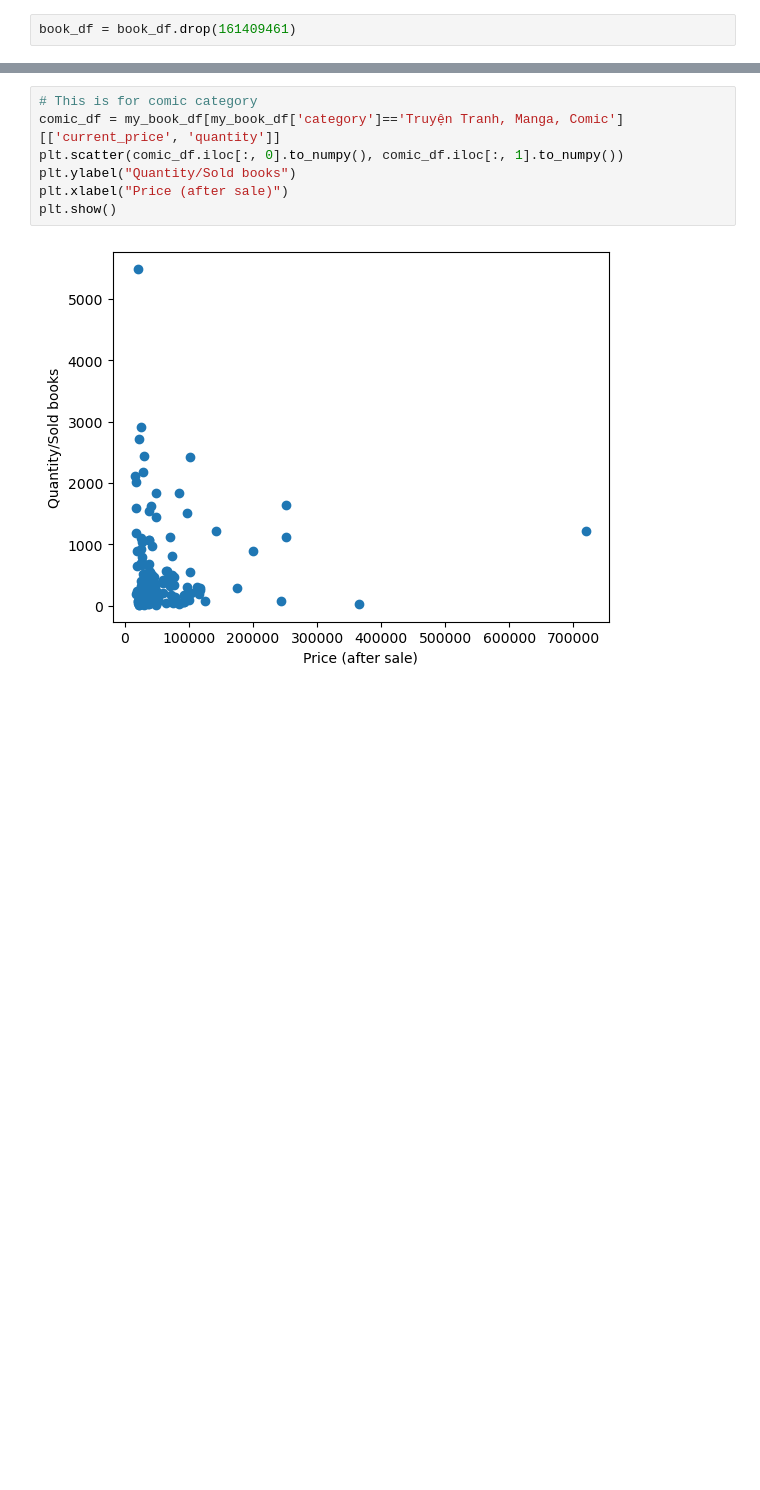
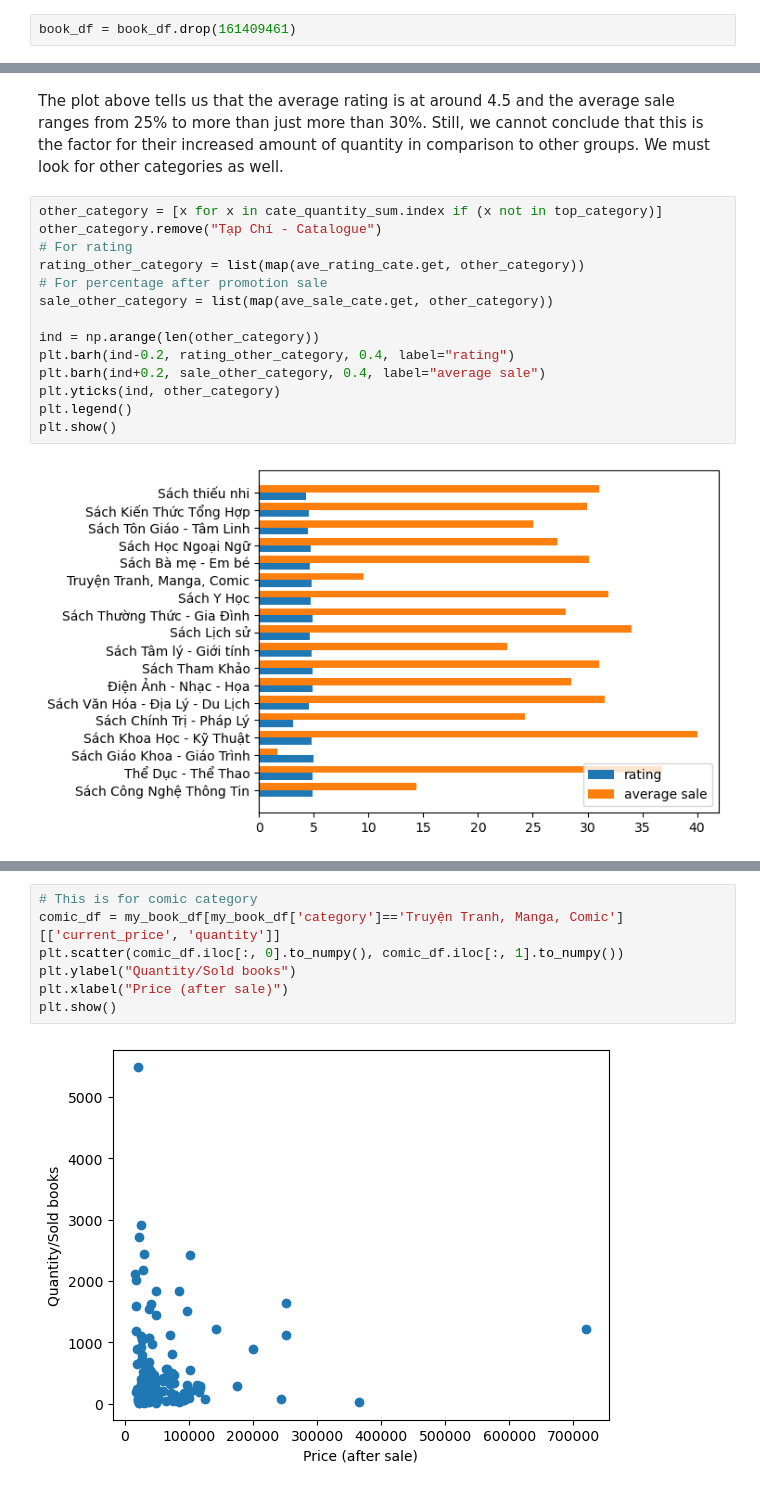
Before and after one commit to trungluong12/LTCKHDL_FinalProject, a Jupyter notebook: FinalProject.ipynb, the cells around one changed output, grey strips where cells are left out. Drawn from its saved outputs; the diff is of its cells as text; blank space fills up the shorter version.

```diff
--- a/FinalProject.ipynb
+++ b/FinalProject.ipynb
@@ -588,3 +593,21 @@ plt.show()
+# %% [markdown]
+The plot above tells us that the average rating is at around 4.5 and the average sale ranges from 25% to more than just more than 30%. Still, we cannot conclude that this is the factor for their increased amount of quantity in comparison to other groups. We must look for other categories as well.
+# %%
+other_category = [x for x in cate_quantity_sum.index if (x not in top_category)]
+other_category.remove("Tạp Chí - Catalogue")
+# For rating
+rating_other_category = list(map(ave_rating_cate.get, other_category))
+# For percentage after promotion sale
+sale_other_category = list(map(ave_sale_cate.get, other_category))
+
+ind = np.arange(len(other_category))
+plt.barh(ind-0.2, rating_other_category, 0.4, label="rating")
+plt.barh(ind+0.2, sale_other_category, 0.4, label="average sale")
+plt.yticks(ind, other_category)
+plt.legend()
+plt.show()
+# %% [output]
+[figure, added]
 # %% [markdown]
 **Conclusion for Question 1:**
 
```
Also changed, not shown: parts of 46 cells of this notebook.
